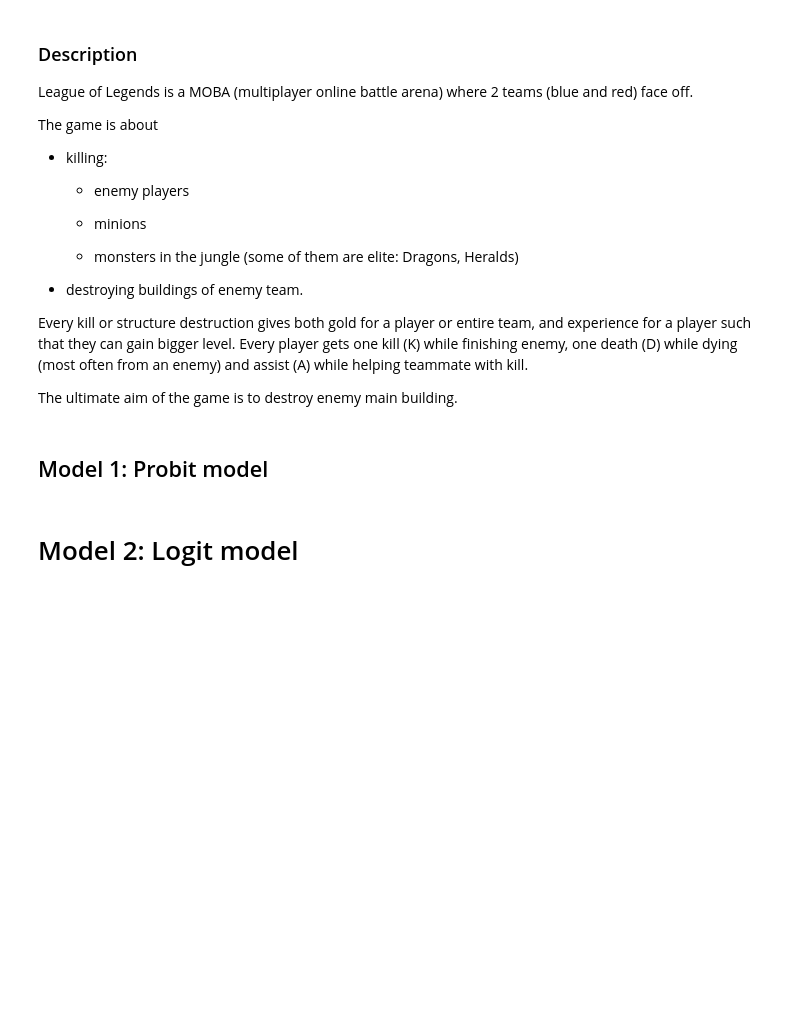
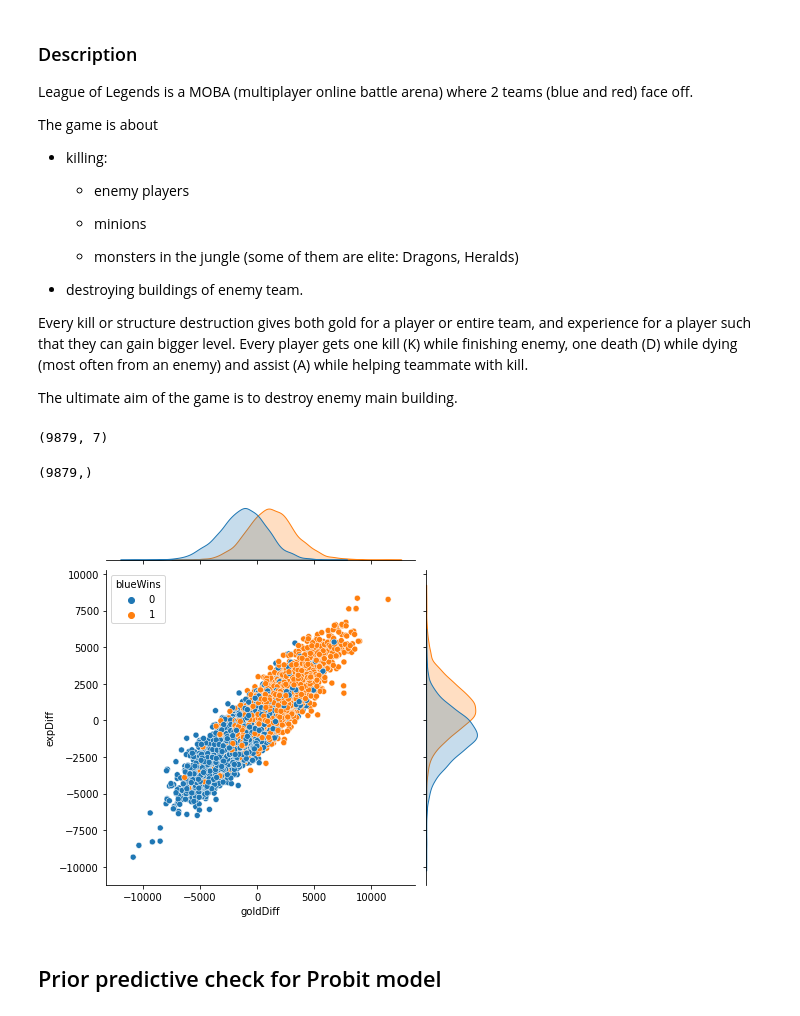
Before and after one commit to dominik-air/Ranked-Games-Analysis, a Jupyter notebook: eda.ipynb, the cells around one changed output. Cells and saved outputs as stored; diff of their text form; code cells hidden in the pictures; blank space fills up the shorter version.

```diff
--- a/eda.ipynb
+++ b/eda.ipynb
@@ -54,5 +124,18 @@ Every kill or structure destruction gives both gold for a player or entire team,
 Every player gets one kill (K) while finishing enemy, one death (D) while dying (most often from an enemy) and assist (A) while helping teammate with kill.
 
 The ultimate aim of the game is to destroy enemy main building.
+# %%
+features.drop('blueWins', axis=1).values.shape
+# %% [output]
+(9879, 7)
+# %%
+features['blueWins'].values.astype(int).shape
+# %% [output]
+(9879,)
+# %%
+sns.jointplot(data=features, x="goldDiff", y="expDiff", hue="blueWins")
+plt.show()
+# %% [output]
+[figure, added]
 # %% [markdown]
-## Model 1: Probit model
+## Prior predictive check for Probit model
@@ -73,2 +141,0 @@ print(fit.summary())
-# %% [markdown]
-# Model 2: Logit model
```
Also changed, not shown: parts of 22 cells of this notebook, 4 other files.
